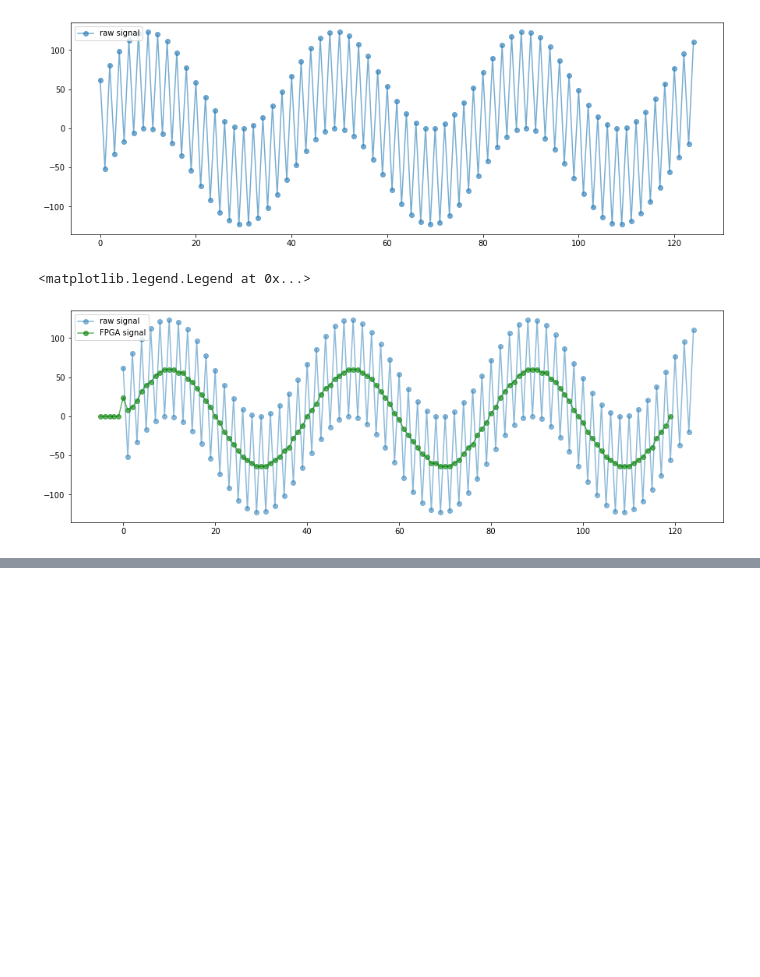
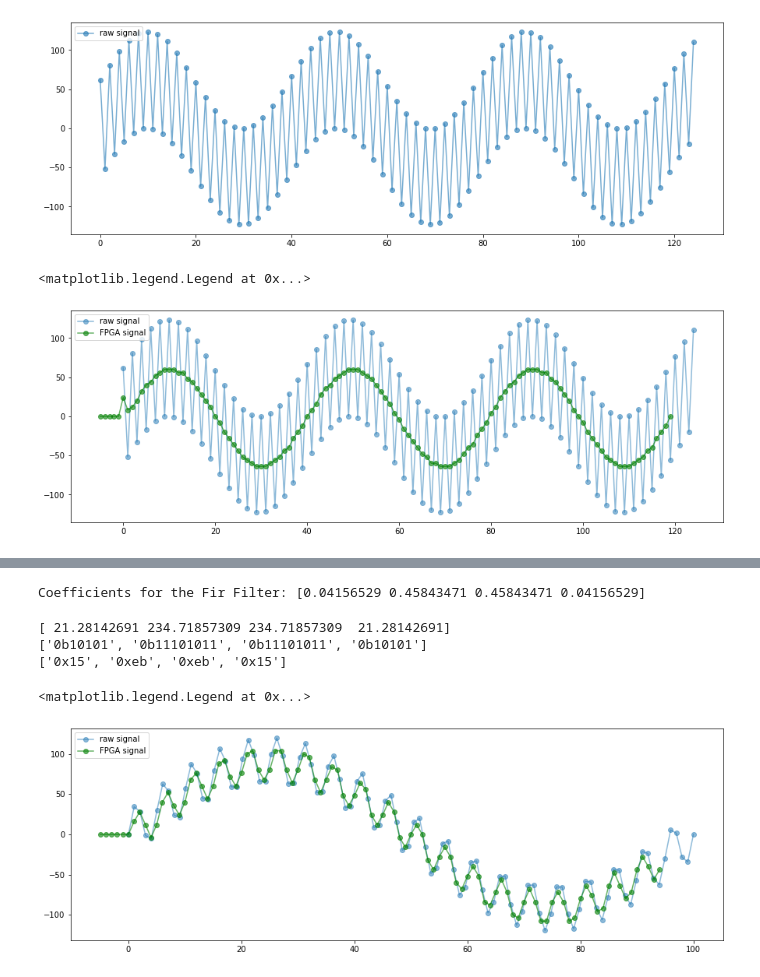
Before and after one commit to SaverioMonaco/4-Taps-FIR-Filter, a Jupyter notebook: src/analysis.ipynb, the cells around one changed output, grey strips where cells are left out. Drawn from its saved outputs; the diff is of its cells as text; code cells hidden in the pictures; blank space fills up the shorter version.

Commit message:
changing signal

```diff
--- a/src/analysis.ipynb
+++ b/src/analysis.ipynb
@@ -79,4 +83,50 @@ plt.legend(loc="upper left")
 # %%
 np.savetxt('../signal.txt', signal, delimiter='\n', fmt='%d')
+# %%
+numtaps = 4
+f = 1
+
+# this function gives us the coefficients used in the testbench
+c = signal.firwin(numtaps, f, fs=10)
+print("Coefficients for the Fir Filter:", c)
+# %% [output]
+Coefficients for the Fir Filter: [0.04156529 0.45843471 0.45843471 0.04156529]
+# %%
+coeffpot = 9
+rc = c * 2**coeffpot
+print(rc)
+trunc_rc = np.round(rc,0).astype(int)
+bin_rc = []
+hex_rc = []
+
+for i in range(numtaps):
+    bin_rc.append(bin(trunc_rc[i]))
+    hex_rc.append(hex(trunc_rc[i]))
+
+print(bin_rc)
+print(hex_rc)
+# %% [output]
+[ 21.28142691 234.71857309 234.71857309  21.28142691]
+['0b10101', '0b11101011', '0b11101011', '0b10101']
+['0x15', '0xeb', '0xeb', '0x15']
 # %%
 # After being computed on the actual FPGA
+# %%
+fpga = [0,0,0,0,0,0,4,7,3,-1,3,10,13,9,6,10,17,19,15,11,15,22,23,18,15,19,25,26,20,17,20,26,26,20,16,20,25,24,17,13,17,21,20,12,9,12,16,14,6,3,6,10,7,-1,-4,0,3,0,-8,-11,-7,-4,-7,-15,-17,-13,-10,-13,-21,-22,-18,-14,-18,-25,-26,-21,-17,-21,-27,-27,-21,-18,-21,-27,-26,-20,-16,-19,-24,-23,-16,-12,-16,-20,-18,-11,-7,-10,-14,-11]
+for i in range(len(fpga)):
+    # 2**10 due to truncation of bits
+    # 2**9 because I multiplied the coefficients by 2**9
+    fpga[i] = (2**10/2**8)*fpga[i]
+# %%
+plt.figure(figsize=(15, 5))
+
+plt.plot(t, signal, '-o',alpha=.5,label='raw signal')
+t = np.arange(len(fpga))
+plt.plot(t-5, fpga, '-o', color='g',alpha=.6,label='FPGA signal')
+
+#plt.title("")
+#plt.xlim(0,200) #just for the latex report
+plt.legend(loc="upper left")
+# %% [output]
+<matplotlib.legend.Legend at 0x...>
+[figure, added]
```
Also changed, not shown: parts of 3 cells of this notebook, 2 other files.
